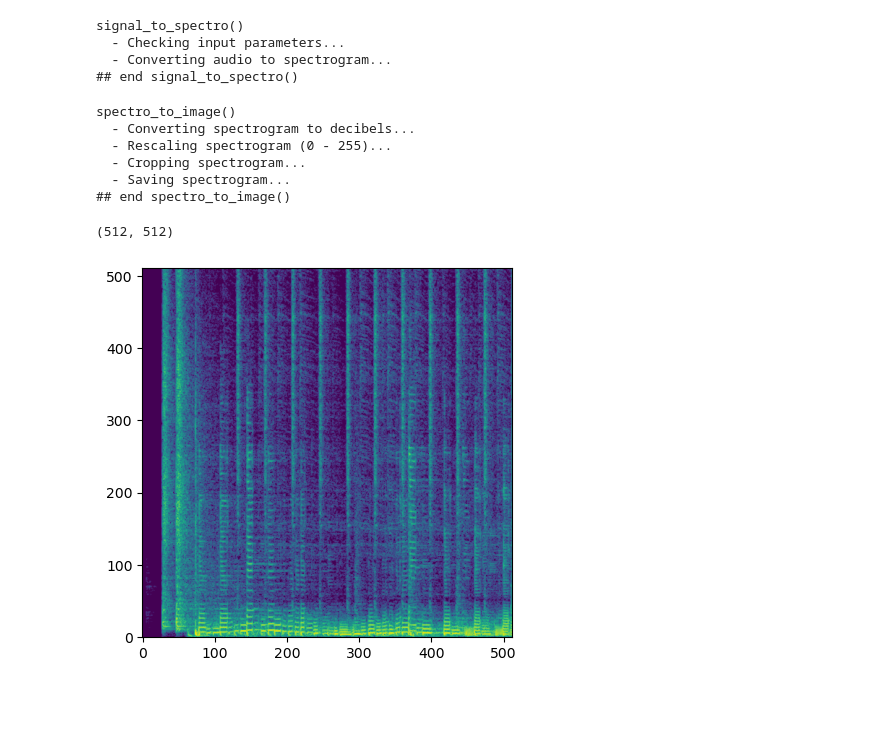
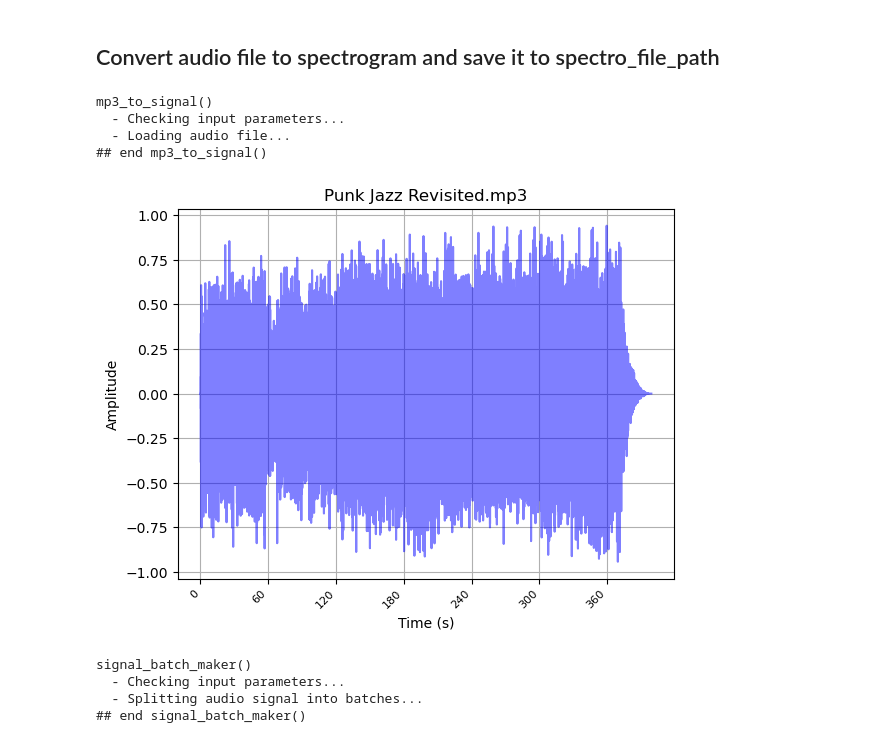
Before and after one commit to eliot-christon/worldMusicSpectograms, a Jupyter notebook: exploration.ipynb, the cells around one changed output. Cells and saved outputs as stored; diff of their text form; code cells hidden in the pictures; blank space fills up the shorter version.

```diff
--- a/exploration.ipynb
+++ b/exploration.ipynb
@@ -6,4 +10,7 @@ from convertions import mp3_to_signal, signal_to_spectro, spectro_to_image, mp3_
 # %%
 spectro_folder = "data/spectro/"
 mp3_folder = "data/audio/"
-music_name = "Punk Jazz Revisited"
+
+audio_file_path = mp3_folder + "Punk Jazz Revisited.mp3"
+batch_duration = 120 # seconds
+image_size = 1024 # pixels
@@ -17,16 +16,0 @@ mp3_to_signal()
-# %%
-spectro = signal_to_spectro(audio_signal, display=True)
-# %% [output]
-signal_to_spectro()
-  - Checking input parameters...
-  - Converting audio to spectrogram...
-## end signal_to_spectro()
-# %%
-spectro_to_image(spectro, spectro_file_path=spectro_folder + music_name + ".png", display=True, image_size=512)
-# %% [output]
-spectro_to_image()
-  - Converting spectrogram to decibels...
-  - Rescaling spectrogram (0 - 255)...
-  - Cropping spectrogram...
-  - Saving spectrogram...
-## end spectro_to_image()
@@ -35,9 +17,22 @@ image = plt.imread(spectro_folder + music_name + ".png")
-# %%
-# display the image
-plt.imshow(image)
-# invert y axis to display the image in a more natural way
-plt.gca().invert_yaxis()
-print(image.shape)
-# %% [output]
-(512, 512)
-[figure, removed]
+# %% [markdown]
+## Convert audio file to spectrogram and save it to spectro_file_path
+# %%
+# Load audio file
+audio_signal, sr = mp3_to_signal(audio_file_path, display=True)
+
+plot_audio_signal(audio_signal, sr, title=audio_file_path.split("/")[-1])
+# %% [output]
+mp3_to_signal()
+  - Checking input parameters...
+  - Loading audio file...
+## end mp3_to_signal()
+[figure, added]
+# %%
+# Split audio signal into batches of duration
+batch_size = int(sr * batch_duration)
+audio_signal_batches = signal_batch_maker(audio_signal, batch_size, display=display)
+# %% [output]
+signal_batch_maker()
+  - Checking input parameters...
+  - Splitting audio signal into batches...
+## end signal_batch_maker()
```
Also changed, not shown: parts of 16 cells of this notebook.
